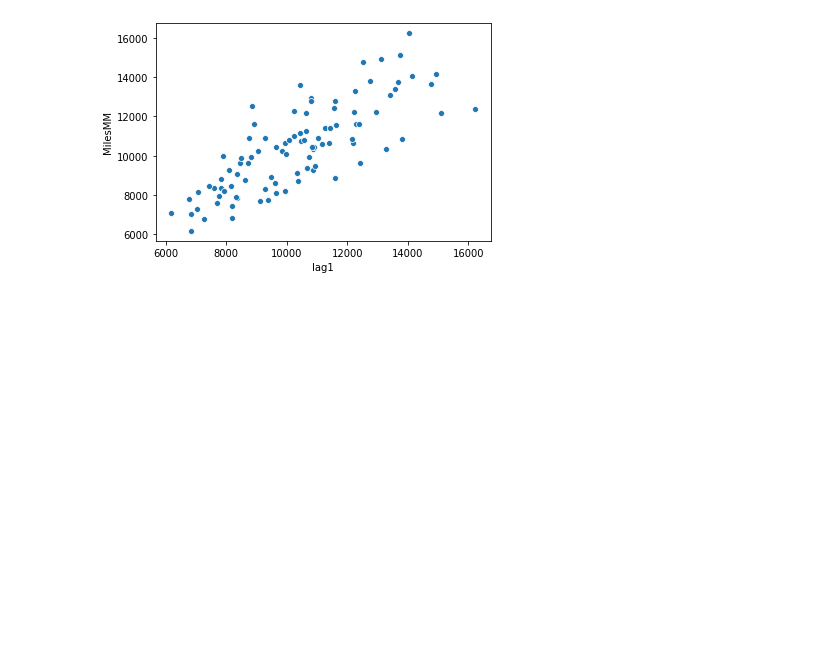
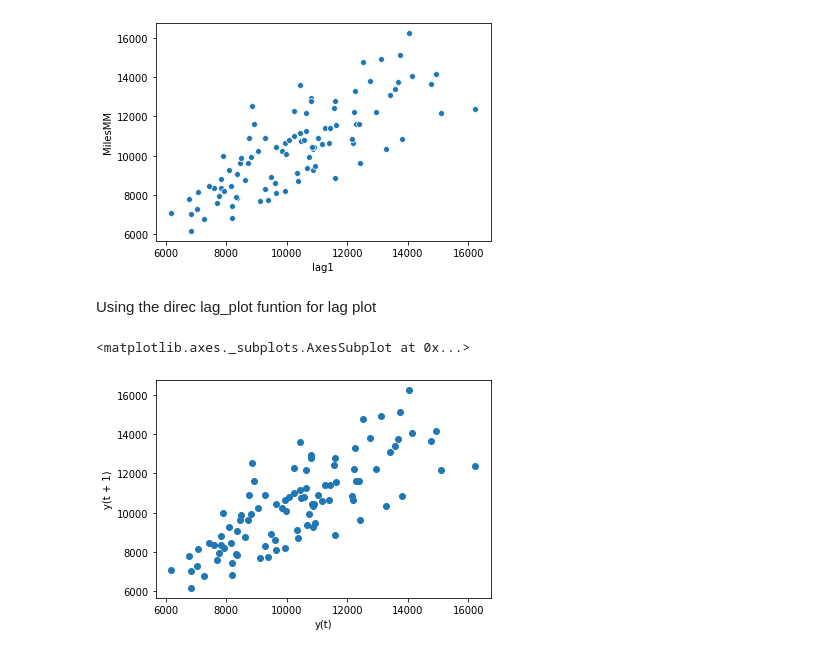
Before and after one commit to anmol0720/Time-Series-Forcasting, a Jupyter notebook: TensorFlow_with_GPU.ipynb, the cells around one changed output. Cells and saved outputs as stored; diff of their text form; code cells hidden in the pictures; blank space fills up the shorter version.

Commit message:
Direct Lag Plot

```diff
--- a/TensorFlow_with_GPU.ipynb
+++ b/TensorFlow_with_GPU.ipynb
@@ -284,3 +284,5 @@ sns.scatterplot(x=miles_df['lag1'],y=miles_df['MilesMM'])
 # %% [output]
 <matplotlib.axes._subplots.AxesSubplot at 0x...>
 [figure]
+# %% [markdown]
+Using the direc lag_plot funtion for lag plot
@@ -286,0 +291,5 @@ sns.scatterplot(x=miles_df['lag1'],y=miles_df['MilesMM'])
+# %%
+lag_plot(miles_df['MilesMM'])
+# %% [output]
+<matplotlib.axes._subplots.AxesSubplot at 0x...>
+[figure, added]
```
Also changed, not shown: parts of 1 cell of this notebook.
